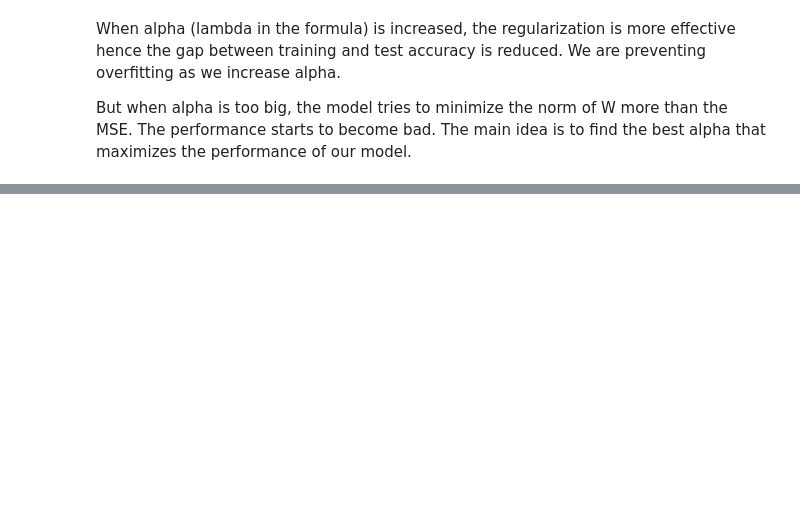
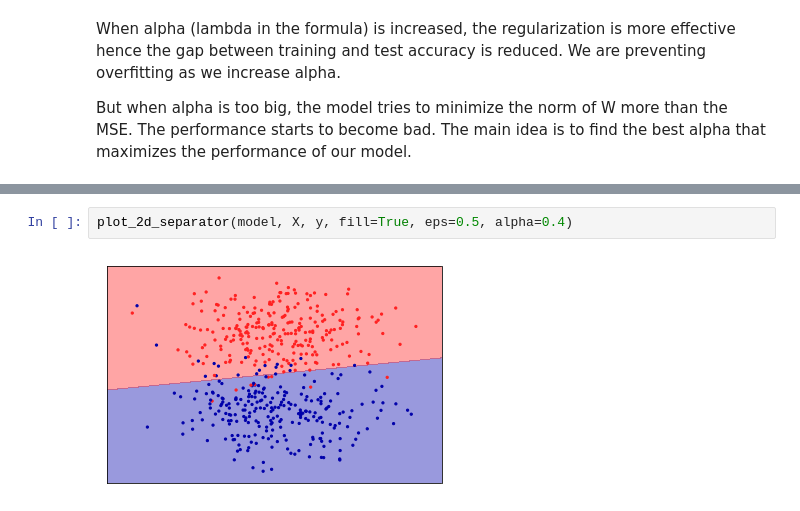
Before and after one commit to davidmilIs/Data-Clustering, a Jupyter notebook: Supervised-learning.ipynb, the cells around one changed output, grey strips where cells are left out. Saved outputs shown, nothing was run; the diff lists cells and outputs as text; blank space fills up the shorter version.

```diff
--- a/Supervised-learning.ipynb
+++ b/Supervised-learning.ipynb
@@ -266,0 +293,4 @@ But when alpha is too big, the model tries to minimize the norm of W more than t
+# %%
+plot_2d_separator(model, X, y, fill=True, eps=0.5, alpha=0.4)
+# %% [output]
+[figure, added]
```
Also changed, not shown: parts of 6 cells of this notebook.
